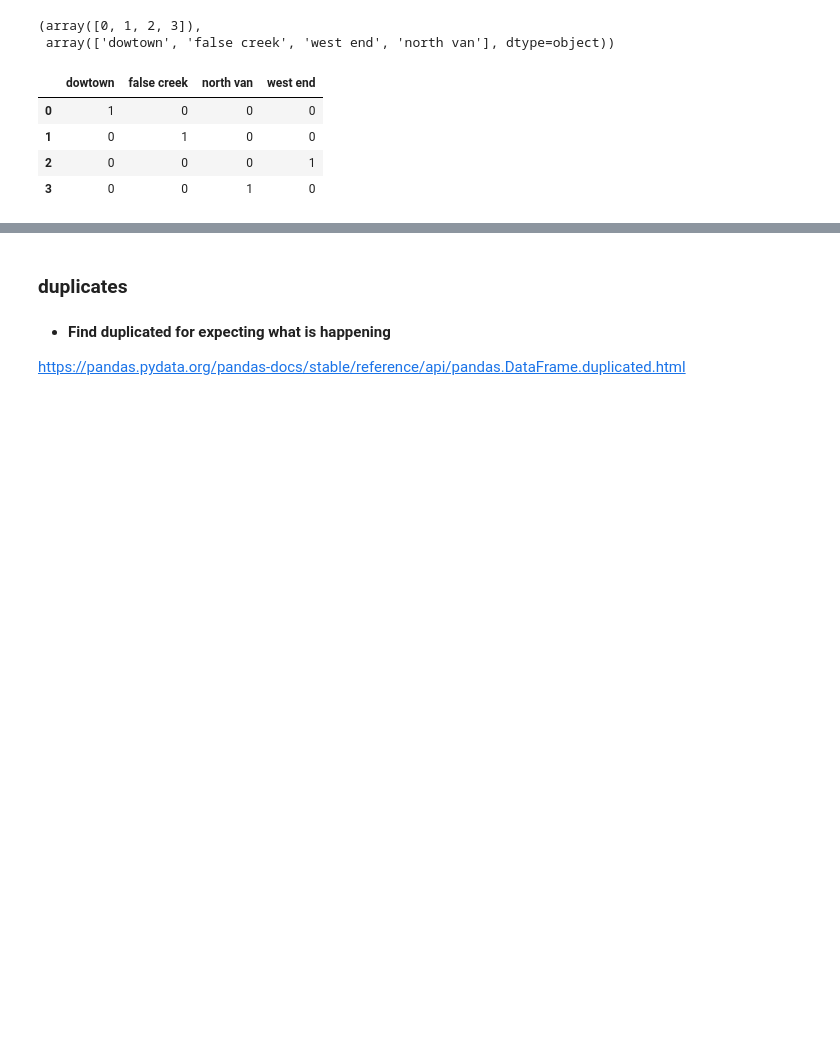
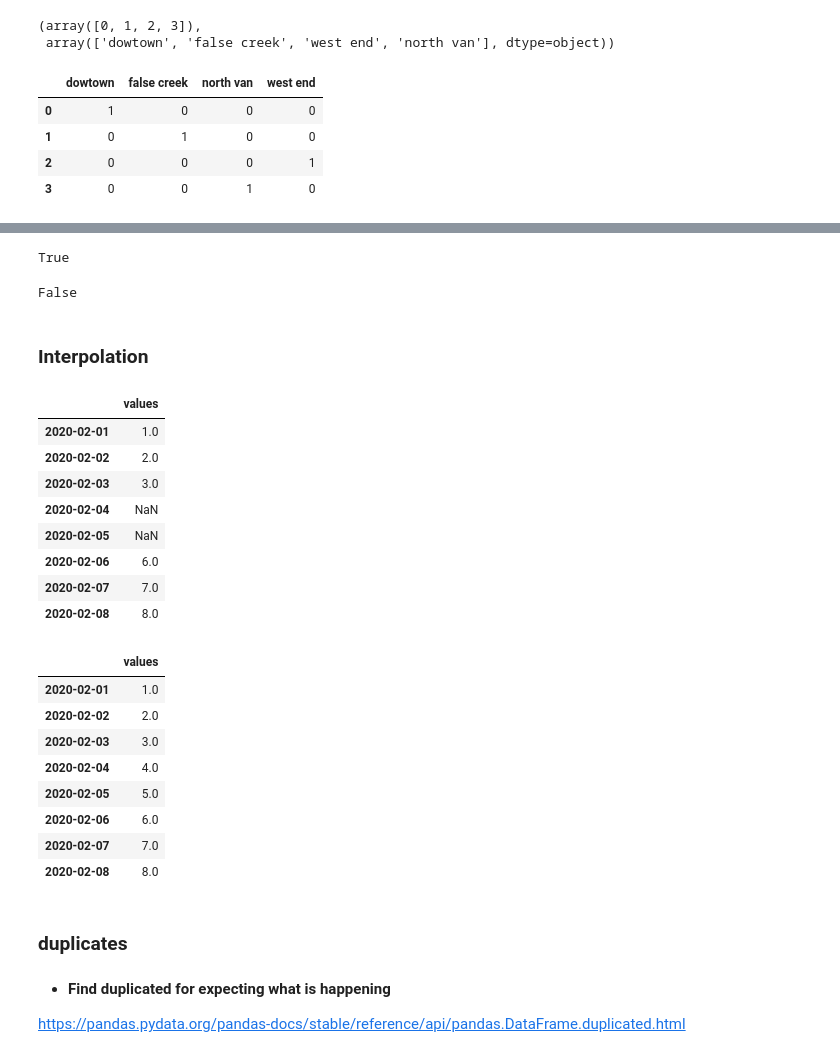
Before and after one commit to leandroohf/ds_pragmatic_programming, a Jupyter notebook: ds_pragmatic_programming_python.ipynb, the cells around one changed output, grey strips where cells are left out. Saved outputs shown, nothing was run; the diff lists cells and outputs as text; code cells hidden in the pictures; blank space fills up the shorter version.

```diff
--- a/ds_pragmatic_programming_python.ipynb
+++ b/ds_pragmatic_programming_python.ipynb
@@ -1354,3 +1370,12 @@ pd.get_dummies(neighbourhood)
+# %%
+## XXX: Becarefull
+
+None == None
+
+np.nan == np.nan
+# %% [output]
+True
+False
 # %%
 bikes = pd.read_csv('data/FremontBridge.csv', index_col='Date', parse_dates=True)
 
@@ -1362,6 +1387,34 @@ bikes = bikes.dropna()
 bikes.shape
 
 bikes.head()
+# %% [markdown]
+### Interpolation
+# %%
+ts = pd.DataFrame({'values': [1, 2, 3, np.nan, np.nan, 6,7,8]},
+                  index=['2020-02-01','2020-02-02','2020-02-03','2020-02-04','2020-02-05','2020-02-06','2020-02-07','2020-02-08'])
+
+ts
+
+ts.interpolate()
+# %% [output]
+|  | values |
+| 2020-02-01 | 1.0 |
+| 2020-02-02 | 2.0 |
+| 2020-02-03 | 3.0 |
+| 2020-02-04 | NaN |
+| 2020-02-05 | NaN |
+| 2020-02-06 | 6.0 |
+| 2020-02-07 | 7.0 |
+| 2020-02-08 | 8.0 |
+|  | values |
+| 2020-02-01 | 1.0 |
+| 2020-02-02 | 2.0 |
+| 2020-02-03 | 3.0 |
+| 2020-02-04 | 4.0 |
+| 2020-02-05 | 5.0 |
+| 2020-02-06 | 6.0 |
+| 2020-02-07 | 7.0 |
+| 2020-02-08 | 8.0 |
 # %% [markdown]
 ### duplicates
 # %%
```
Also changed, not shown: parts of 4 cells of this notebook, 1 other file.
